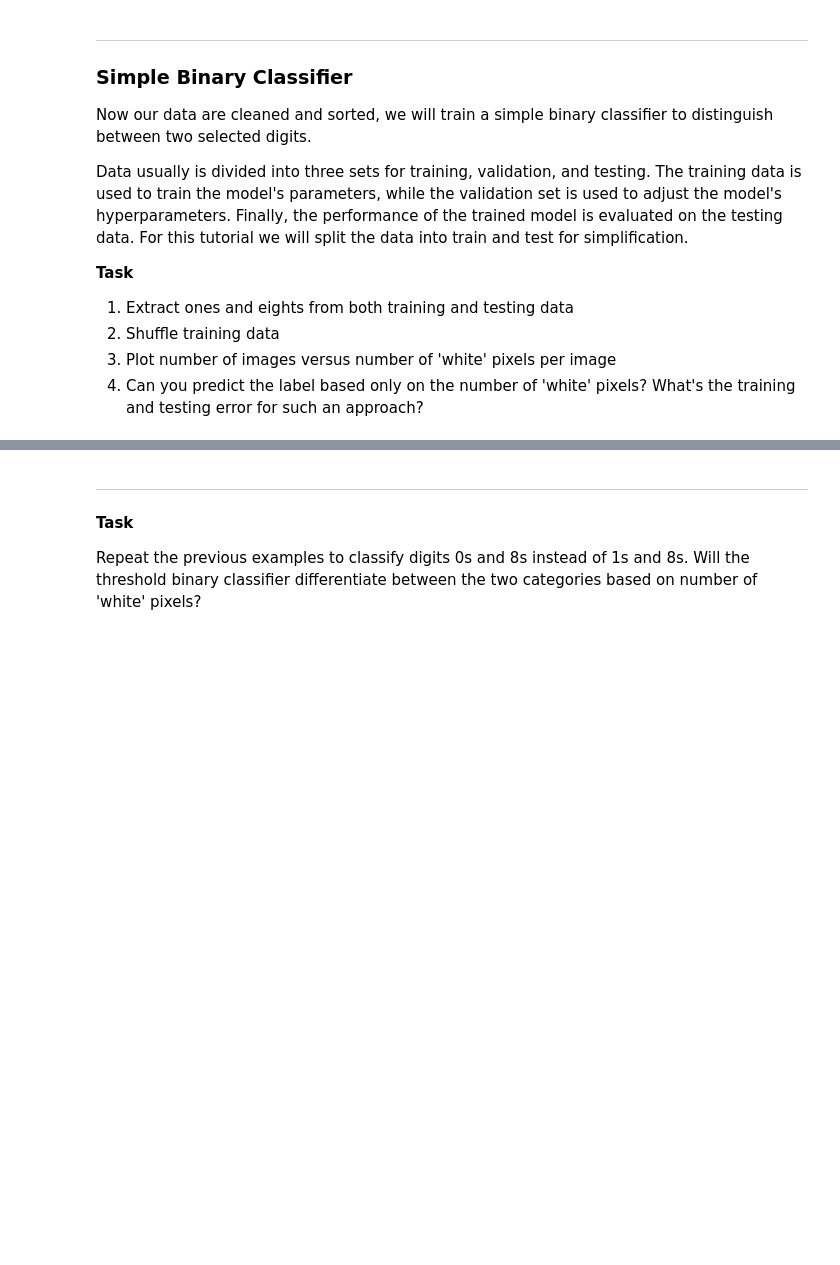
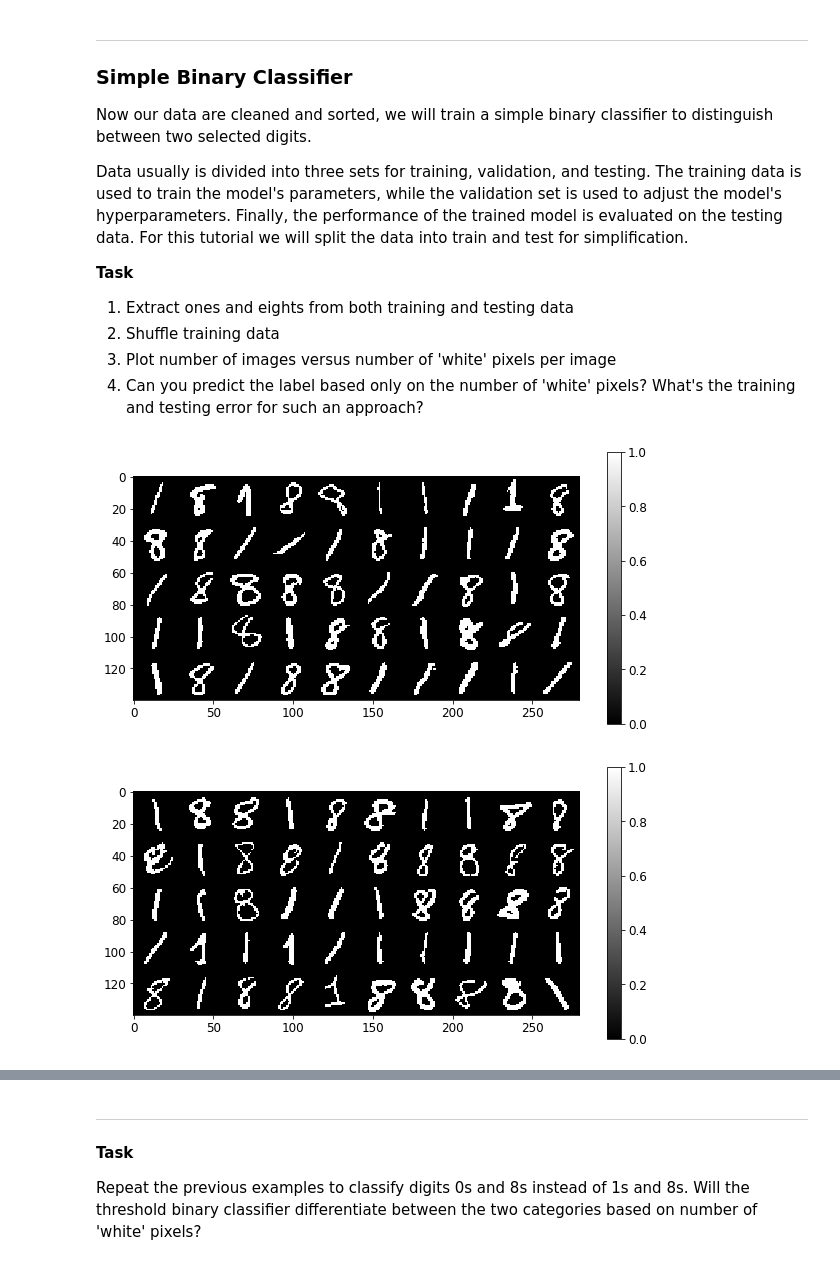
Before and after one commit to WenquanZou/machine_learning_for_imaging, a Jupyter notebook: 01_Intro_ML_for_Imaging.ipynb, the cells around one changed output, grey strips where cells are left out. Drawn from its saved outputs; the diff is of its cells as text; code cells hidden in the pictures; blank space fills up the shorter version.

```diff
--- a/01_Intro_ML_for_Imaging.ipynb
+++ b/01_Intro_ML_for_Imaging.ipynb
@@ -156,34 +195,39 @@ def sample_data_digits(data, labels, labels_to_select):
 
     selected_indexes = np.isin(labels, labels_to_select)
     selected_data = data_vec[selected_indexes]
     selected_labels = labels[selected_indexes]
 
     # Convert images from gray to binary by thresholding intensity values
     selected_data = 1.0 * (selected_data >= 128)
 
     # convert labels to binary: digit_0=False, digit_1=True
     selected_labels = selected_labels==labels_to_select[1]
 
     # shuffle data
     shuffle_index = np.random.permutation(len(selected_labels))
     selected_data, selected_labels = selected_data[shuffle_index], selected_labels[shuffle_index]
 
     return selected_data, selected_labels
 
 
 ############################################################################
 # Q: extract ones and eights digits from both training and testing data
 ############################################################################
 
-#INSERT CODE HERE
+selected_train_data, selected_train_label = sample_data_digits(sorted_train_data, sorted_train_label, [1, 8])
+
+selected_test_data, selected_test_label = sample_data_digits(sorted_test_data, sorted_test_label, [1, 8])
 
 ############################################################################
 
 # plot sampled digits
 plot_digits(selected_train_data[0:50])
 plt.show()
 plot_digits(selected_train_data[8000:8050])
 plt.show()
+# %% [output]
+[figure, added]
+[figure, added]
 # %%
 ############################################################################
 # Q:plot number of images versus number of 'white' foreground pixels
```
Also changed, not shown: parts of 13 cells of this notebook.
